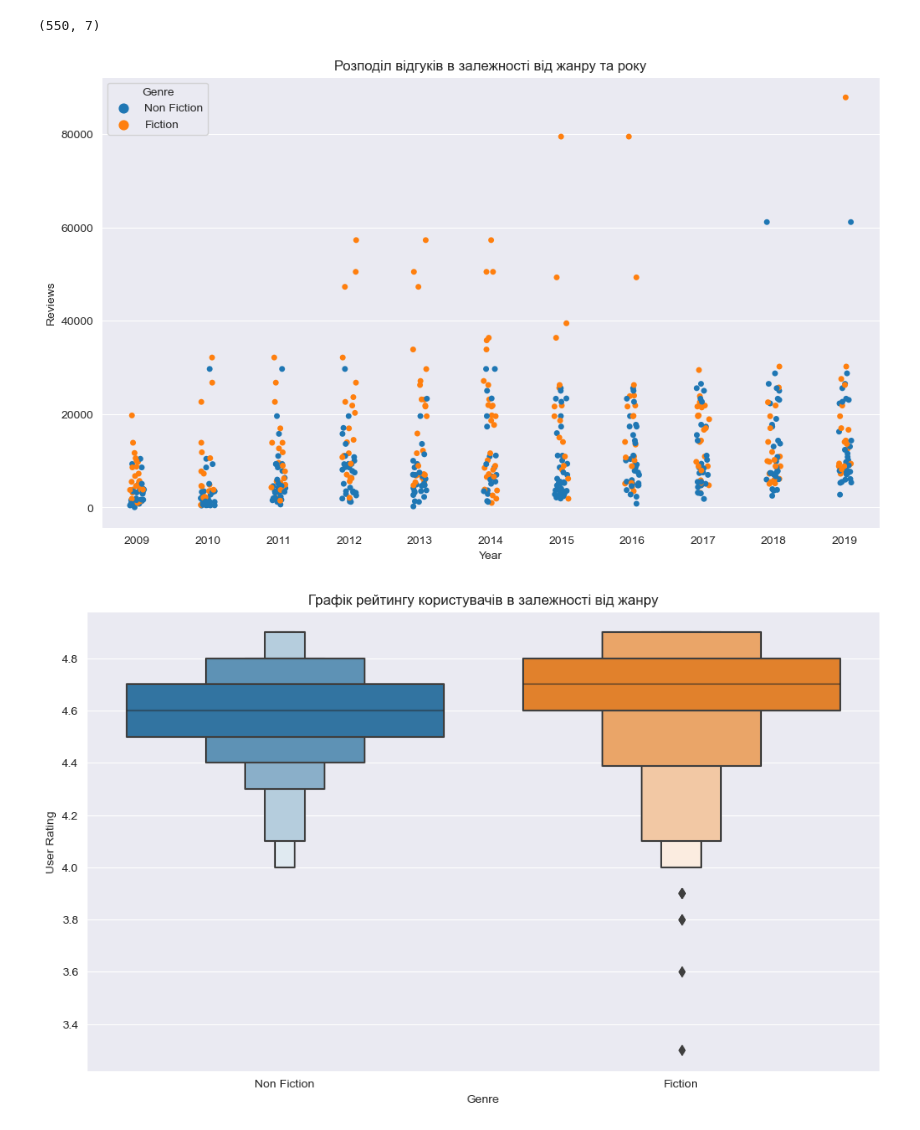
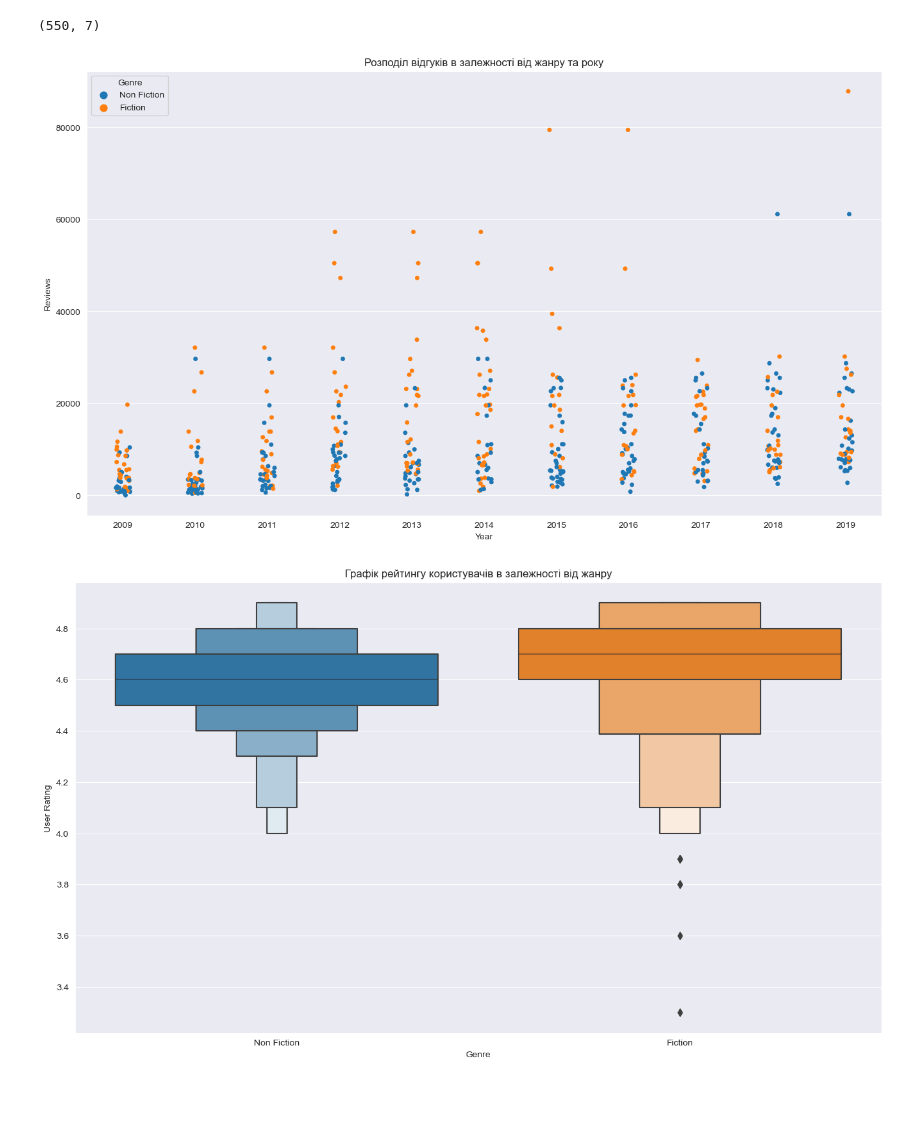
Before and after one commit to Vishnyak13/DataScience_Hw3, a Jupyter notebook: Hw3.3.ipynb, the cells around one changed output. Cells and saved outputs as stored; diff of their text form; code cells hidden in the pictures; blank space fills up the shorter version.

```diff
--- a/Hw3.3.ipynb
+++ b/Hw3.3.ipynb
@@ -18,18 +18,18 @@ df.shape
 (550, 7)
 # %%
 sns.set_style('darkgrid')
-plt.figure(figsize =(12,7))
+plt.figure(figsize =(16,9))
 sns.stripplot(x='Year', y='Reviews', hue='Genre', data=df)
 plt.title('Розподіл відгуків в залежності від жанру та року')
 plt.show()
 # %% [output]
-[figure, old version]
+[figure, new version]
 # %%
 sns.set_style('darkgrid')
-plt.figure(figsize =(12,7))
+plt.figure(figsize =(16,9))
 sns.boxenplot(x='Genre', y='User Rating', data=df)
 plt.title('Графік рейтингу користувачів в залежності від жанру')
 plt.show()
 # %% [output]
-[figure, old version]
+[figure, new version]
 # %%
```
Also changed, not shown: parts of 1 cell of this notebook.
